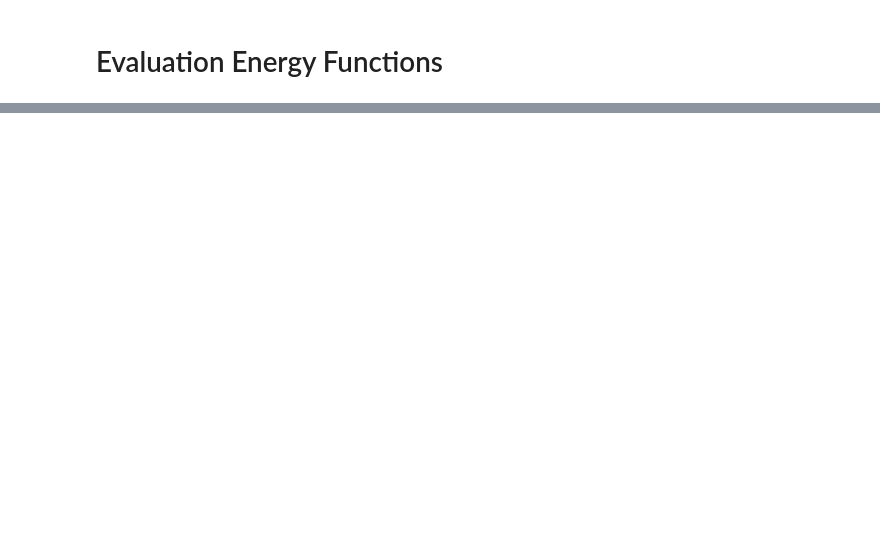
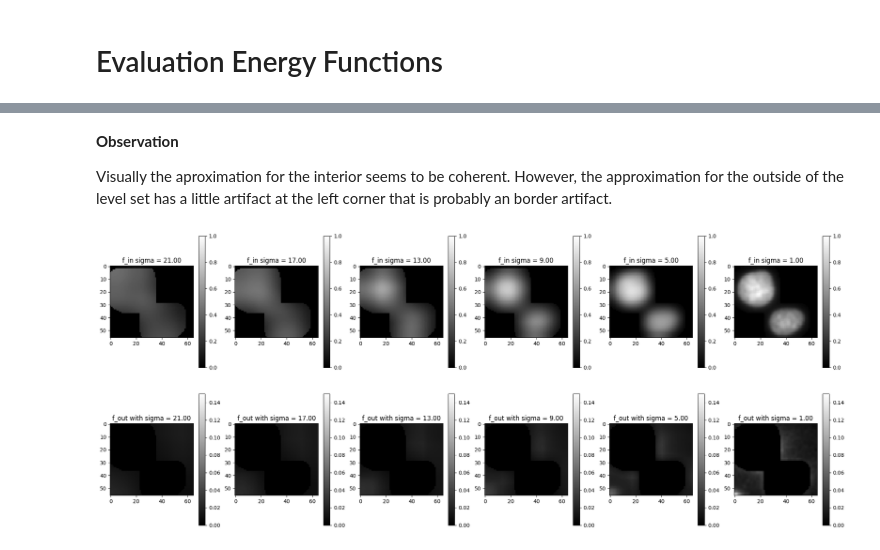
Before and after one commit to laufuentes/medical-image-project, a Jupyter notebook: energy_functions.ipynb, the cells around one changed output, grey strips where cells are left out. Drawn from its saved outputs; the diff is of its cells as text; code cells hidden in the pictures; blank space fills up the shorter version.

```diff
--- a/energy_functions.ipynb
+++ b/energy_functions.ipynb
@@ -49,0 +115,30 @@ force1.compute_force(initial_level_set>0).shape
+# %% [markdown]
+**Observation**
+
+Visually the aproximation for the interior seems to be coherent. However, the approximation for the outside of the level set has a little artifact at the left corner that is probably an border artifact.
+# %%
+sigma_list = np.arange(1, 25, 4)
+vmin_r3, vmax_r3 = 0, 1
+vmin_out, vmax_out = 0, .15
+N = len(sigma_list)
+fig, ax = plt.subplots(2,N, figsize=(5*(N-1),10))
+for i, sigma in enumerate(sigma_list[::-1]):
+    force3 = Force3(image, k0=k0, k1=k1, sigma=sigma)
+    _ = force3.compute_force(initial_level_set>0)
+    f_in = force3.f_in()
+    f_out = force3.f_out()
+
+    ax[0, i].set_title(f'f_in sigma = {sigma:.2f}')
+    pos = ax[0, i].imshow(f_in, 'gray', vmin=vmin_r3, vmax=vmax_r3)
+    fig.colorbar(pos, ax=ax[0, i])
+
+    ax[1, i].set_title(f'f_out with sigma = {sigma:.2f}')
+    pos = ax[1, i].imshow(f_out, 'gray', vmin=vmin_out, vmax=vmax_out)
+    fig.colorbar(pos, ax=ax[1, i])
+
+    if np.min(f_in) < vmin_r3 or np.max(f_in) > vmax_r3:
+        print(f'Visualization error!! The selected vmin and vmax for the region inside are not valid')
+    if np.min(f_out) < vmin_out or np.max(f_out) > vmax_r3:
+        print(f'Visualization error!! The selected vmin and vmax for the region outside are not valid')
+# %% [output]
+[figure, added]
```
Also changed, not shown: parts of 11 cells of this notebook, 2 other files.
